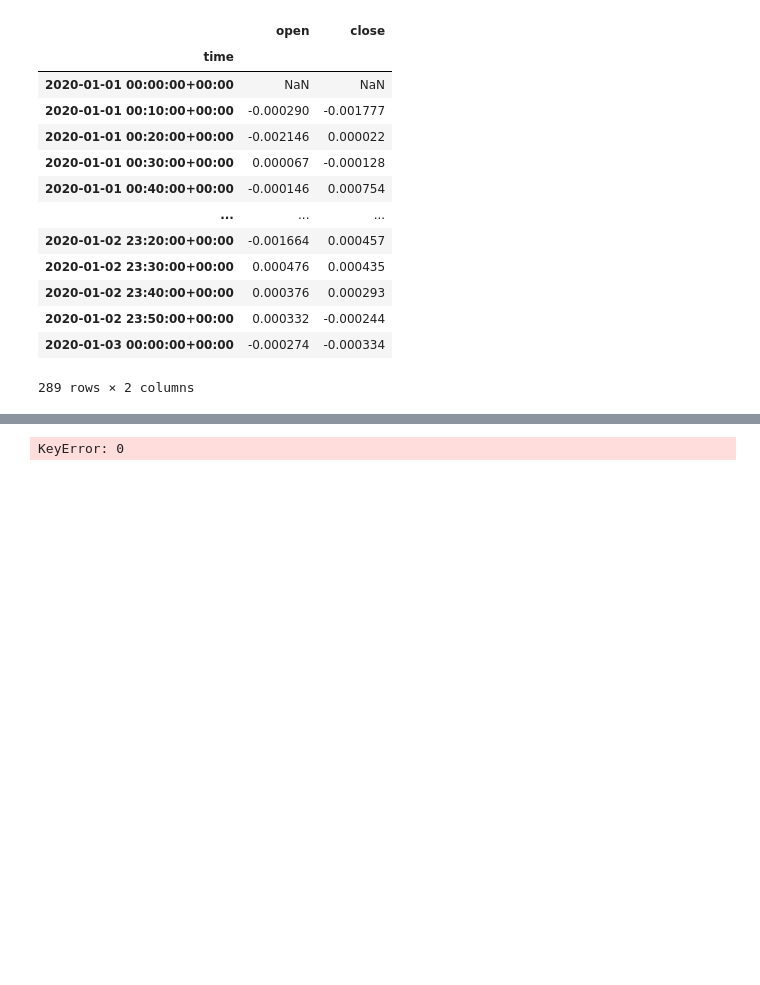
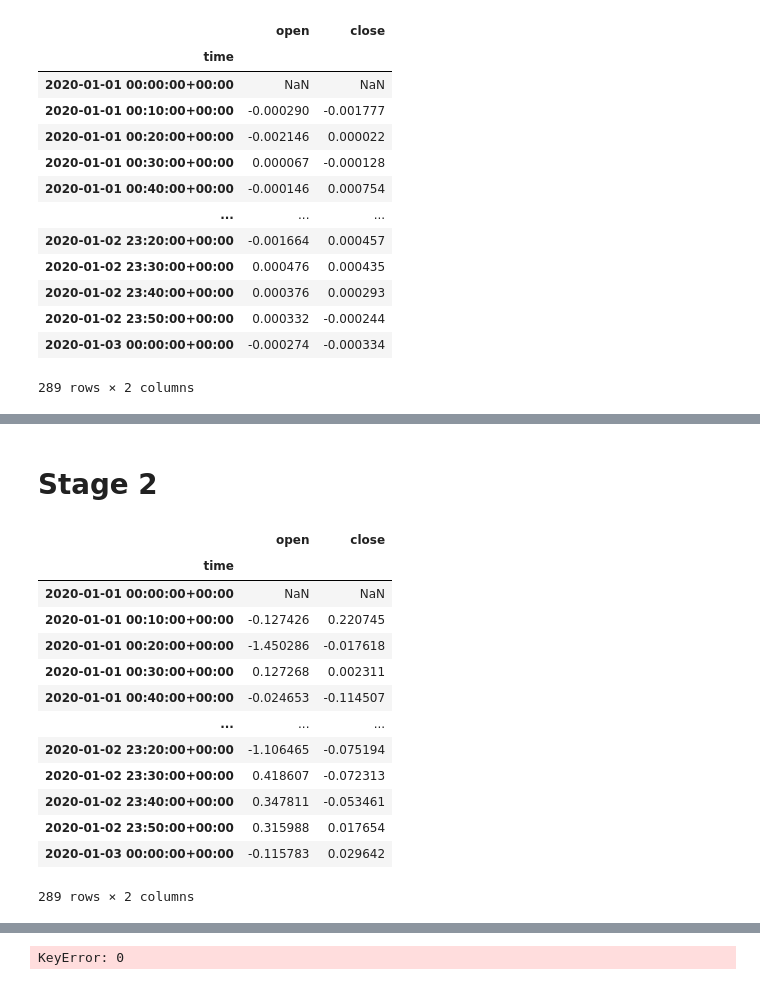
Before and after one commit to Bin1711/Binance, a Jupyter notebook: simulation_test.ipynb, the cells around one changed output, grey strips where cells are left out. Cells and saved outputs as stored; diff of their text form; code cells hidden in the pictures; blank space fills up the shorter version.

```diff
--- a/simulation_test.ipynb
+++ b/simulation_test.ipynb
@@ -75,3 +85,14 @@ dt1
 | 2020-01-02 23:50:00+00:00 | 0.000332 | -0.000244 |
 | 2020-01-03 00:00:00+00:00 | -0.000274 | -0.000334 |
 289 rows × 2 columns
+# %%
+std_close = simulate_multiple_time_series.compute_std(dt1['close'])
+mean_close = dt1['close'].mean()
+std_open = simulate_multiple_time_series.compute_std(dt1['open'])
+mean_open = dt1['open'].mean()
+
+cov_open_close = dt1.cov()
+cov = cov_open_close.iloc[0, 1]
+corr = cov / (std_close*std_open)
+
+mean_close, std_close, mean_open, std_open, cov, corr, cov_open_close
@@ -77,0 +109,22 @@ dt1
+# %% [markdown]
+# Stage 2
+# %%
+dt2 = pd.DataFrame()
+dt2['open'] = (dt1['open'] - mean_open) / std_open
+dt2['close'] = (dt1['close'] - mean_close) * 2*corr / std_close
+dt2
+# %% [output]
+|  | open | close |
+| time |  |  |
+| 2020-01-01 00:00:00+00:00 | NaN | NaN |
+| 2020-01-01 00:10:00+00:00 | -0.127426 | 0.220745 |
+| 2020-01-01 00:20:00+00:00 | -1.450286 | -0.017618 |
+| 2020-01-01 00:30:00+00:00 | 0.127268 | 0.002311 |
+| 2020-01-01 00:40:00+00:00 | -0.024653 | -0.114507 |
+| ... | ... | ... |
+| 2020-01-02 23:20:00+00:00 | -1.106465 | -0.075194 |
+| 2020-01-02 23:30:00+00:00 | 0.418607 | -0.072313 |
+| 2020-01-02 23:40:00+00:00 | 0.347811 | -0.053461 |
+| 2020-01-02 23:50:00+00:00 | 0.315988 | 0.017654 |
+| 2020-01-03 00:00:00+00:00 | -0.115783 | 0.029642 |
+289 rows × 2 columns
```
Also changed, not shown: parts of 38 cells of this notebook.
